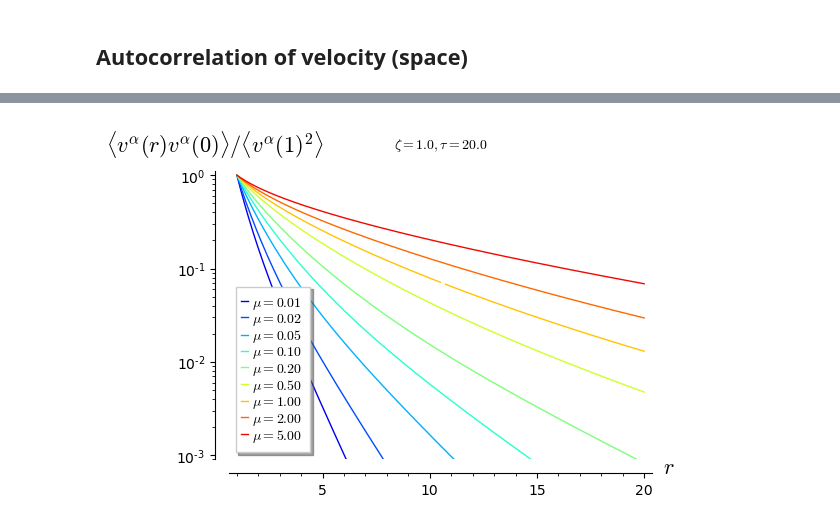
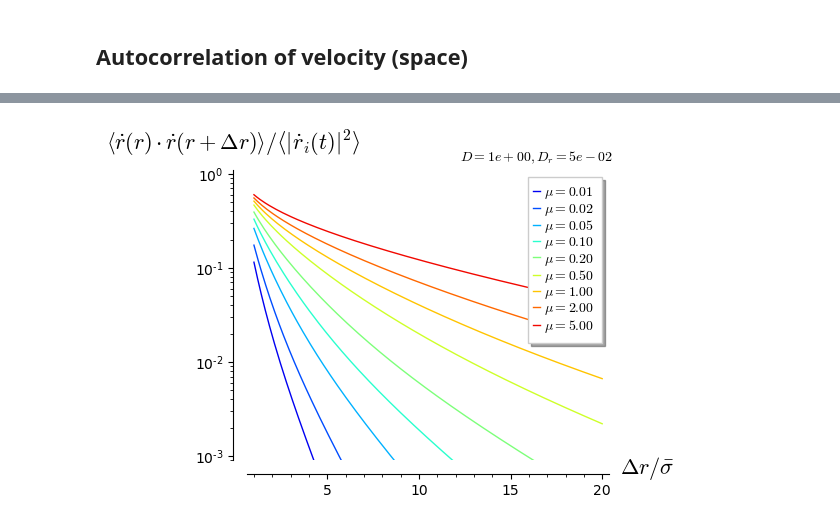
Before and after one commit to yketa/PhD_Wiki, a Jupyter notebook: Summaries/henkes_natcomm_2020/henkes_natcomm_2020.ipynb, the cells around one changed output, grey strips where cells are left out. Drawn from its saved outputs; the diff is of its cells as text; code cells hidden in the pictures.

Commit message:
AOUP velocity autocorrelations

```diff
--- a/Summaries/henkes_natcomm_2020/henkes_natcomm_2020.ipynb
+++ b/Summaries/henkes_natcomm_2020/henkes_natcomm_2020.ipynb
@@ -14,15 +18,19 @@ tau = 20.0
 # %%
-def Cvvt(t, a=1.0, v0=1.0, zeta=1.0, mu=0.5, tau=1.0):
+def cvvt(t0, t1, D=1, Dr=5e-2, mu=0.5):
     """
-    Temporal autocorrelation function of the velocity field. (SI, Eq. 57)
+    Temporal autocorrelation function of the velocity field (SM, Eq. 57).
     Assumes B + \\mu = 4.3 \\mu.
     """
 
-    return (((a**2)*(v0**2)*zeta)/(4.0*tau*gp(pi)))*numerical_integral(
+    t = abs(t0 - t1)
+
+    return ((D*(Dr^2))/(2.0*gp(pi)))*numerical_integral(
         lambda q: q*(
-            ((4.3*mu*(q^2)*exp(-4.3*mu*(q^2)*t/zeta) - (zeta/tau)*exp(-t/tau))
-                /(((4.3*mu)^2)*(q^4) - (zeta/tau)^2))
-            + ((mu*(q^2)*exp(-mu*(q^2)*t/zeta) - (zeta/tau)*exp(-t/tau))
-                /((mu^2)*(q^4) - (zeta/tau)^2))),
-        0.0, 2*pi/a)[0]
+            ((4.3*mu*(q^2)*exp(-4.3*mu*(q^2)*t) - Dr*exp(-Dr*t))
+                /(((4.3*mu)^2)*(q^4) - Dr^2))
+            + ((mu*(q^2)*exp(-mu*(q^2)*t) - Dr*exp(-Dr*t))
+                /((mu^2)*(q^4) - Dr^2))),
+        0.0, 2*pi)[0]
+# %%
+cvvt0 = {mu: cvvt(0, 0, D=D, Dr=Dr, mu=mu) for mu in _mu}
 # %%
@@ -48,28 +107,27 @@ sum(pt).save("henkes_natcomm_2020_eq57.svg")
 # %%
-def Cvvr(r, a=1.0, v0=1.0, zeta=1.0, mu=0.5, tau=1.0):
+def cvvr(r, D=1, Dr=5e-2, mu=0.5):
     """
-    Radial autocorrelation function of the velocity field. (main text, Eq. 14)
+    Radial autocorrelation function of the velocity field (SM, Eq. 62).
     Assumes B + \\mu = 4.3 \\mu.
     """
 
-    xiL2 = 4.3*mu*tau/zeta
-    xiT2 = mu*tau/zeta
+    xiL = sqrt((4.3*mu)/Dr)
+    xiT = sqrt(mu/Dr)
 
-    return (((a**2)*(v0**2))/(4.0*gp(pi)))*(
-        bessel_K(0, r/sqrt(xiL2))/xiL2 + bessel_K(0, r/sqrt(xiT2))/xiT2)
+    return ((D*Dr)/(2.0*gp(pi)))*(
+        bessel_K(0, r/xiL)/(xiL^2) + bessel_K(0, r/xiT)/(xiT^2))
 # %%
-Cvvr0 = {mu: Cvvr(1, mu=mu, zeta=zeta, tau=tau) for mu in _mu}
-pr = [plot(lambda r: Cvvr(r, mu=mu, zeta=zeta, tau=tau)/Cvvr0[mu],
+pr = [plot(lambda r: cvvr(r, D=D, Dr=Dr, mu=mu)/cvvt0[mu],
     (1, 20),
     scale='semilogy', xmin=0, xmax=20, ymin=1e-3, ymax=1e0,
     rgbcolor=colors[mu][:-1], legend_label=r'$\mu=%.2f$' % mu,
     axes_labels=[
-        r'$r$',
-        r'$\langle v^{\alpha}(r) v^{\alpha}(0)\rangle$'
-            +r'$/\langle v^{\alpha}(1)^2\rangle$'],
-    title=r'$\zeta=%.1f, \tau=%.1f$' % (zeta, tau))
+        r'$\Delta r/\bar{\sigma}$',
+        r'$\left<\dot{r}(r) \cdot \dot{r}(r + \Delta r)\right>$'
+            + r'$/\left<|\dot{r}_i(t)|^2\right>$'],
+    title=r'$D=%.0e, D_r=%.0e$' % (D, Dr), title_pos=(0.8, 1.00))
     for mu in _mu]
 sum(pr)
 # %% [output]
-[figure, old version]
+[figure, new version]
 # %%
```
Also changed, not shown: parts of 10 cells of this notebook, 7 other files.
